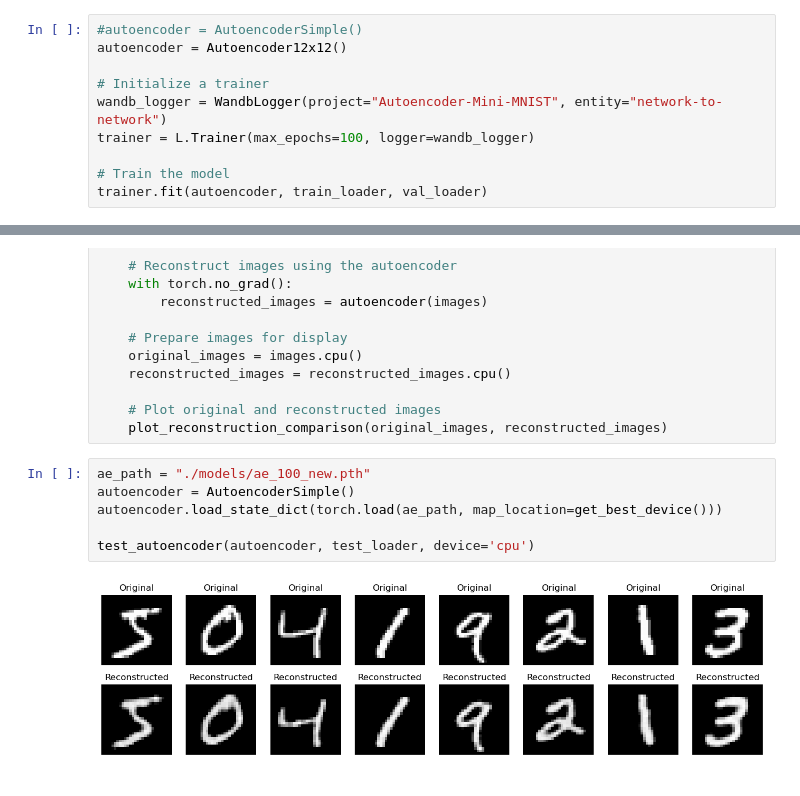
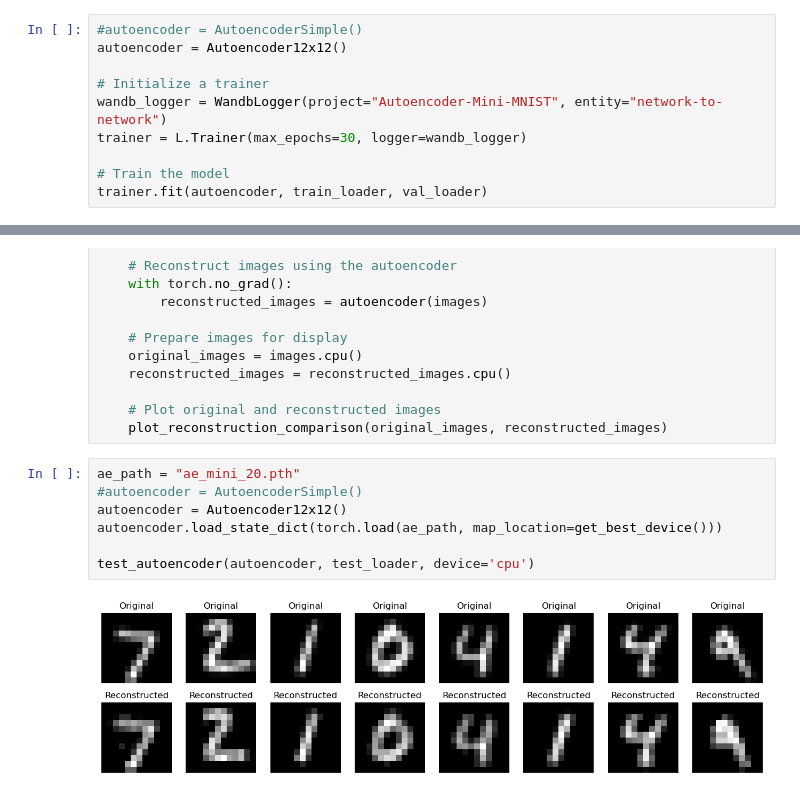
Before and after one commit to lukevoss/GNN, a Jupyter notebook: Project/train_autoencoder.ipynb, the cells around one changed output, grey strips where cells are left out. Saved outputs shown, nothing was run; the diff lists cells and outputs as text.

Commit message:
trained mini autoencoder

```diff
--- a/Project/train_autoencoder.ipynb
+++ b/Project/train_autoencoder.ipynb
@@ -62,7 +62,7 @@ autoencoder = Autoencoder12x12()
 
 # Initialize a trainer
 wandb_logger = WandbLogger(project="Autoencoder-Mini-MNIST", entity="network-to-network")
-trainer = L.Trainer(max_epochs=100, logger=wandb_logger)
+trainer = L.Trainer(max_epochs=30, logger=wandb_logger)
 
 # Train the model
 trainer.fit(autoencoder, train_loader, val_loader)
@@ -102,10 +127,11 @@ def test_autoencoder(autoencoder, test_loader, device="cuda" if torch.cuda.is_av
     # Plot original and reconstructed images
     plot_reconstruction_comparison(original_images, reconstructed_images)
 # %%
-ae_path = "./models/ae_100_new.pth"
-autoencoder = AutoencoderSimple()
+ae_path = "ae_mini_20.pth"
+#autoencoder = AutoencoderSimple()
+autoencoder = Autoencoder12x12()
 autoencoder.load_state_dict(torch.load(ae_path, map_location=get_best_device()))
 
 test_autoencoder(autoencoder, test_loader, device='cpu')
 # %% [output]
-[figure, old version]
+[figure, new version]
```
Also changed, not shown: parts of 2 cells of this notebook, 3 other files.
